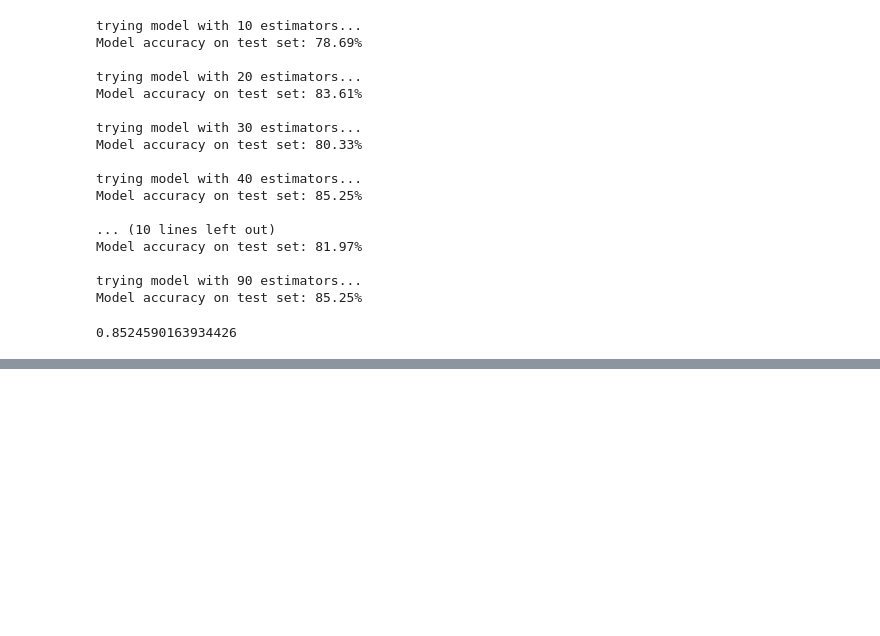
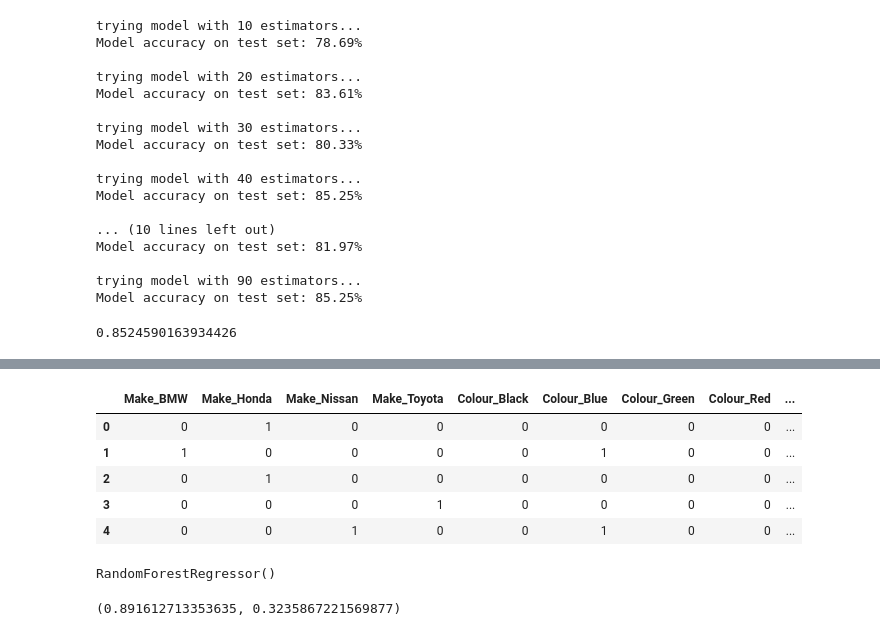
Before and after one commit to FlyingBobino/ML-Zero-To-Mastery-Course, a Jupyter notebook: scikit_learn/introduction-to-scikit-learn.ipynb, the cells around one changed output, grey strips where cells are left out. Saved outputs shown, nothing was run; the diff lists cells and outputs as text; code cells hidden in the pictures; blank space fills up the shorter version.

```diff
--- a/scikit_learn/introduction-to-scikit-learn.ipynb
+++ b/scikit_learn/introduction-to-scikit-learn.ipynb
@@ -158,0 +299,4 @@ warnings.filterwarnings("")
+# %%
+# Doors didn't convert to categorical, checking for myself:
+car_sales2 = car_sales.copy()
+car_sales2["Doors"] = car_sales2["Doors"].astype(str)
@@ -158,0 +312,24 @@ warnings.filterwarnings("")
+# %%
+dummies2 = pd.get_dummies(car_sales2[["Make","Colour","Doors"]])
+dummies2.head()
+# %% [output]
+|  | Make_BMW | Make_Honda | Make_Nissan | Make_Toyota | Colour_Black | Colour_Blue | Colour_Green | Colour_Red | ... |
+| 0 | 0 | 1 | 0 | 0 | 0 | 0 | 0 | 0 | ... |
+| 1 | 1 | 0 | 0 | 0 | 0 | 1 | 0 | 0 | ... |
+| 2 | 0 | 1 | 0 | 0 | 0 | 0 | 0 | 0 | ... |
+| 3 | 0 | 0 | 0 | 1 | 0 | 0 | 0 | 0 | ... |
+| 4 | 0 | 0 | 1 | 0 | 0 | 1 | 0 | 0 | ... |
+# %%
+# Let's refit the model
+np.random.seed(42)
+X_train, X_test, y_train, y_test = train_test_split(transformed_X,
+                                                    y,
+                                                    test_size=0.2)
+model = RandomForestRegressor()
+model.fit(X_train, y_train)
+# %% [output]
+RandomForestRegressor()
+# %%
+model.score(X_train, y_train), model.score(X_test, y_test)
+# %% [output]
+(0.891612713353635, 0.3235867221569877)
```
Also changed, not shown: parts of 37 cells of this notebook, 5 other files.
